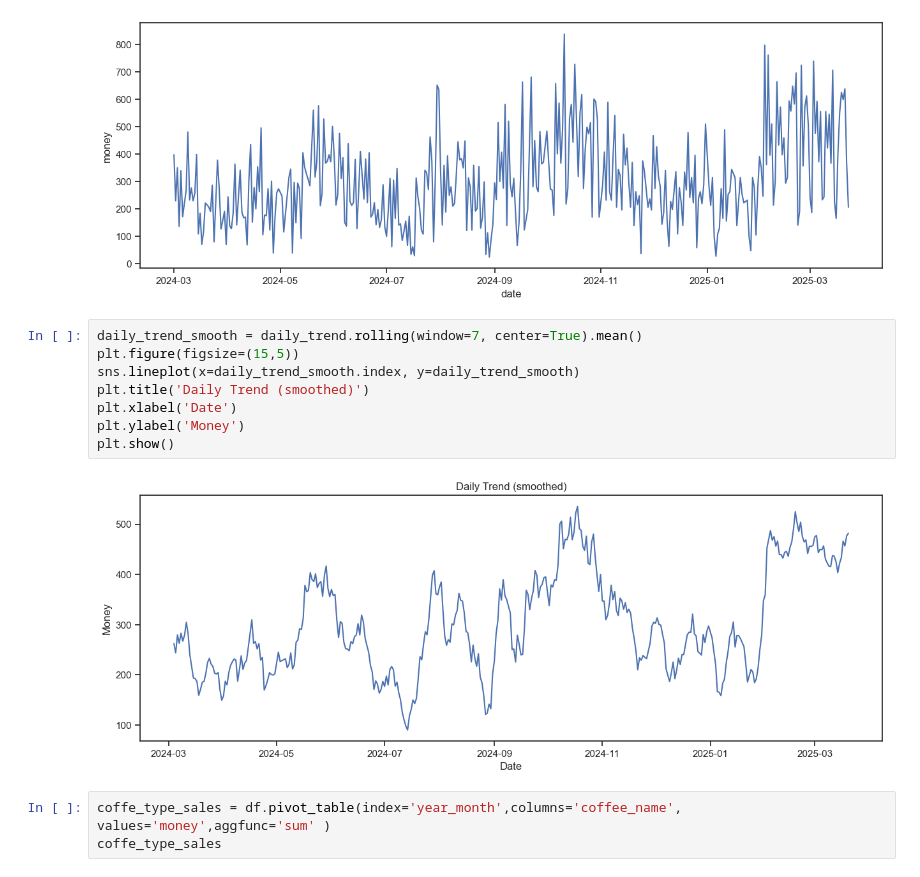
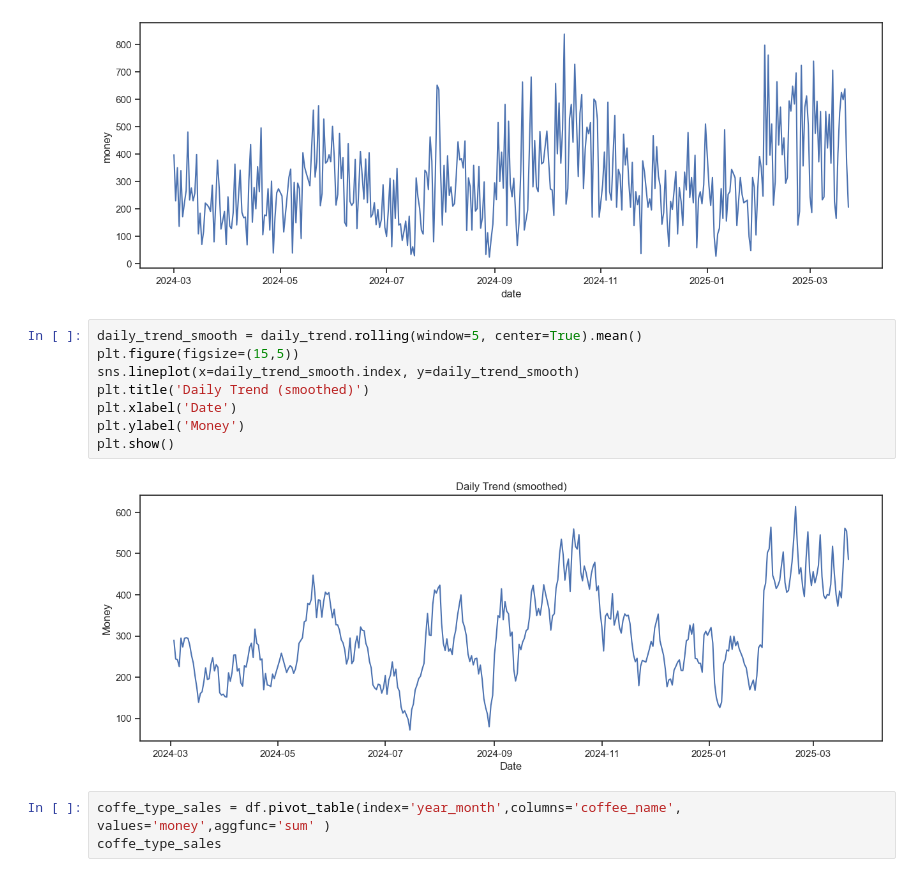
Before and after one commit to mtszczepaniak/Coffee_Sales_Analysis, a Jupyter notebook: 2.Coffe_Sales_Trends.ipynb, the cells around one changed output. Saved outputs shown, nothing was run; the diff lists cells and outputs as text.

```diff
--- a/2.Coffe_Sales_Trends.ipynb
+++ b/2.Coffe_Sales_Trends.ipynb
@@ -61,15 +61,15 @@ sns.lineplot(data=daily_trend)
 <Axes: xlabel='date', ylabel='money'>
 [figure]
 # %%
-daily_trend_smooth = daily_trend.rolling(window=7, center=True).mean()
+daily_trend_smooth = daily_trend.rolling(window=5, center=True).mean()
 plt.figure(figsize=(15,5))
 sns.lineplot(x=daily_trend_smooth.index, y=daily_trend_smooth)
 plt.title('Daily Trend (smoothed)')
 plt.xlabel('Date')
 plt.ylabel('Money')
 plt.show()
 # %% [output]
-[figure, old version]
+[figure, new version]
 # %%
 coffe_type_sales = df.pivot_table(index='year_month',columns='coffee_name', values='money',aggfunc='sum' )
 coffe_type_sales
```
Also changed, not shown: parts of 3 cells of this notebook, 1 other file.
